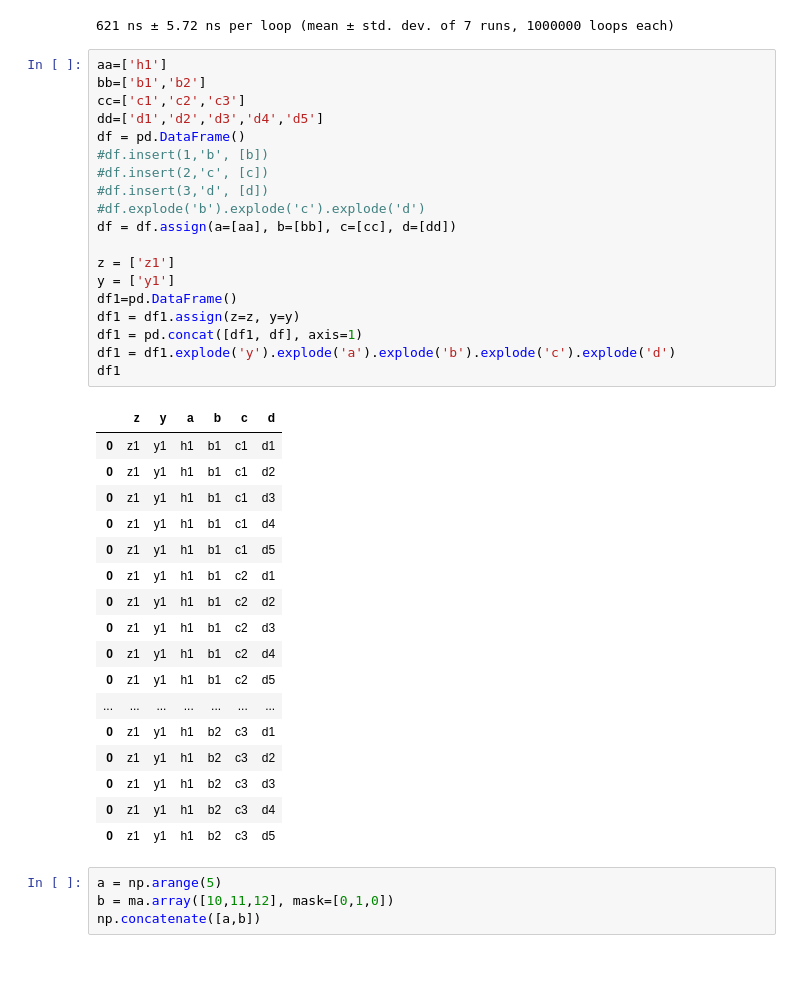
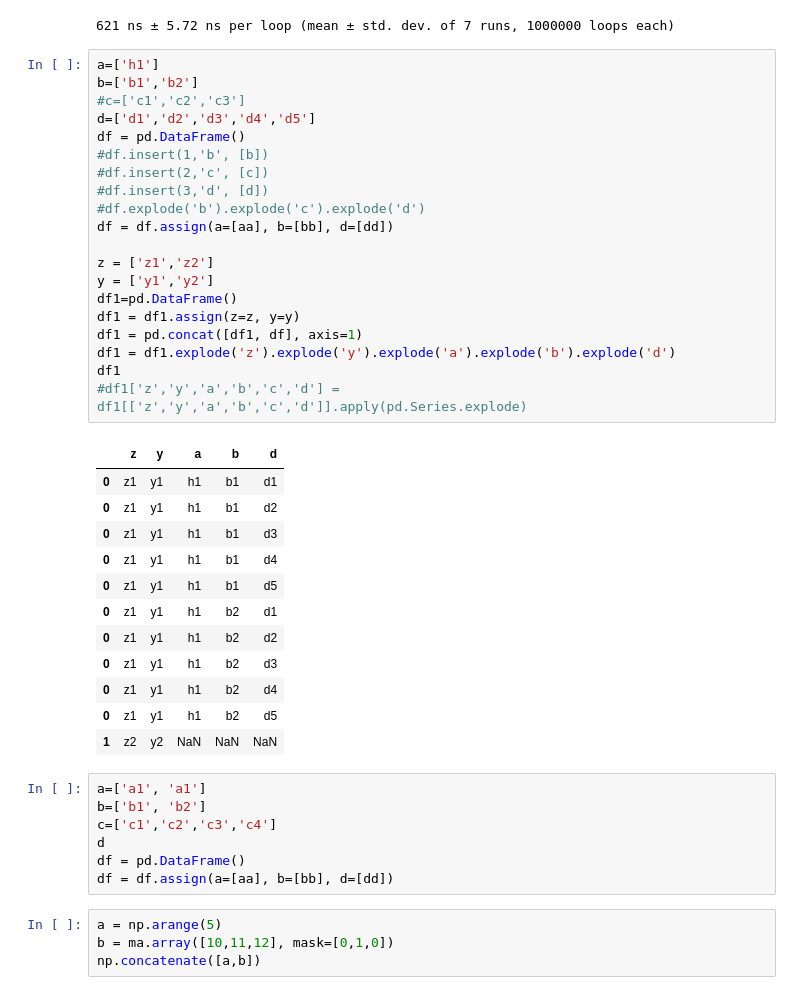
Before and after one commit to UtsavParashar/PythonProblems, a Jupyter notebook: Pandas 1.0 Cookbook.ipynb, the cells around one changed output. Cells and saved outputs as stored; diff of their text form; blank space fills up the shorter version.

```diff
--- a/Pandas 1.0 Cookbook.ipynb
+++ b/Pandas 1.0 Cookbook.ipynb
@@ -1426,42 +1426,45 @@ z = [['a','b','c'],['d','e','f'],['g','h','i']]
 # %% [output]
 621 ns ± 5.72 ns per loop (mean ± std. dev. of 7 runs, 1000000 loops each)
 # %%
-aa=['h1']
-bb=['b1','b2']
-cc=['c1','c2','c3']
-dd=['d1','d2','d3','d4','d5']
+a=['h1']
+b=['b1','b2']
+#c=['c1','c2','c3']
+d=['d1','d2','d3','d4','d5']
 df = pd.DataFrame()
 #df.insert(1,'b', [b])
 #df.insert(2,'c', [c])
 #df.insert(3,'d', [d])
 #df.explode('b').explode('c').explode('d')
-df = df.assign(a=[aa], b=[bb], c=[cc], d=[dd])
+df = df.assign(a=[aa], b=[bb], d=[dd])
 
-z = ['z1']
-y = ['y1']
+z = ['z1','z2']
+y = ['y1','y2']
 df1=pd.DataFrame()
 df1 = df1.assign(z=z, y=y)
 df1 = pd.concat([df1, df], axis=1)
-df1 = df1.explode('y').explode('a').explode('b').explode('c').explode('d')
+df1 = df1.explode('z').explode('y').explode('a').explode('b').explode('d')
 df1
+#df1['z','y','a','b','c','d'] = df1[['z','y','a','b','c','d']].apply(pd.Series.explode)
 # %% [output]
-|  | z | y | a | b | c | d |
-| 0 | z1 | y1 | h1 | b1 | c1 | d1 |
-| 0 | z1 | y1 | h1 | b1 | c1 | d2 |
-| 0 | z1 | y1 | h1 | b1 | c1 | d3 |
-| 0 | z1 | y1 | h1 | b1 | c1 | d4 |
-| 0 | z1 | y1 | h1 | b1 | c1 | d5 |
-| 0 | z1 | y1 | h1 | b1 | c2 | d1 |
-| 0 | z1 | y1 | h1 | b1 | c2 | d2 |
-| 0 | z1 | y1 | h1 | b1 | c2 | d3 |
-| 0 | z1 | y1 | h1 | b1 | c2 | d4 |
-| 0 | z1 | y1 | h1 | b1 | c2 | d5 |
-| ... | ... | ... | ... | ... | ... | ... |
-| 0 | z1 | y1 | h1 | b2 | c3 | d1 |
-| 0 | z1 | y1 | h1 | b2 | c3 | d2 |
-| 0 | z1 | y1 | h1 | b2 | c3 | d3 |
-| 0 | z1 | y1 | h1 | b2 | c3 | d4 |
-| 0 | z1 | y1 | h1 | b2 | c3 | d5 |
+|  | z | y | a | b | d |
+| 0 | z1 | y1 | h1 | b1 | d1 |
+| 0 | z1 | y1 | h1 | b1 | d2 |
+| 0 | z1 | y1 | h1 | b1 | d3 |
+| 0 | z1 | y1 | h1 | b1 | d4 |
+| 0 | z1 | y1 | h1 | b1 | d5 |
+| 0 | z1 | y1 | h1 | b2 | d1 |
+| 0 | z1 | y1 | h1 | b2 | d2 |
+| 0 | z1 | y1 | h1 | b2 | d3 |
+| 0 | z1 | y1 | h1 | b2 | d4 |
+| 0 | z1 | y1 | h1 | b2 | d5 |
+| 1 | z2 | y2 | NaN | NaN | NaN |
+# %%
+a=['a1', 'a1']
+b=['b1', 'b2']
+c=['c1','c2','c3','c4']
+d
+df = pd.DataFrame()
+df = df.assign(a=[aa], b=[bb], d=[dd])
 # %%
 a = np.arange(5)
 b = ma.array([10,11,12], mask=[0,1,0])
```
Also changed, not shown: parts of 52 cells of this notebook, 1 other file.
